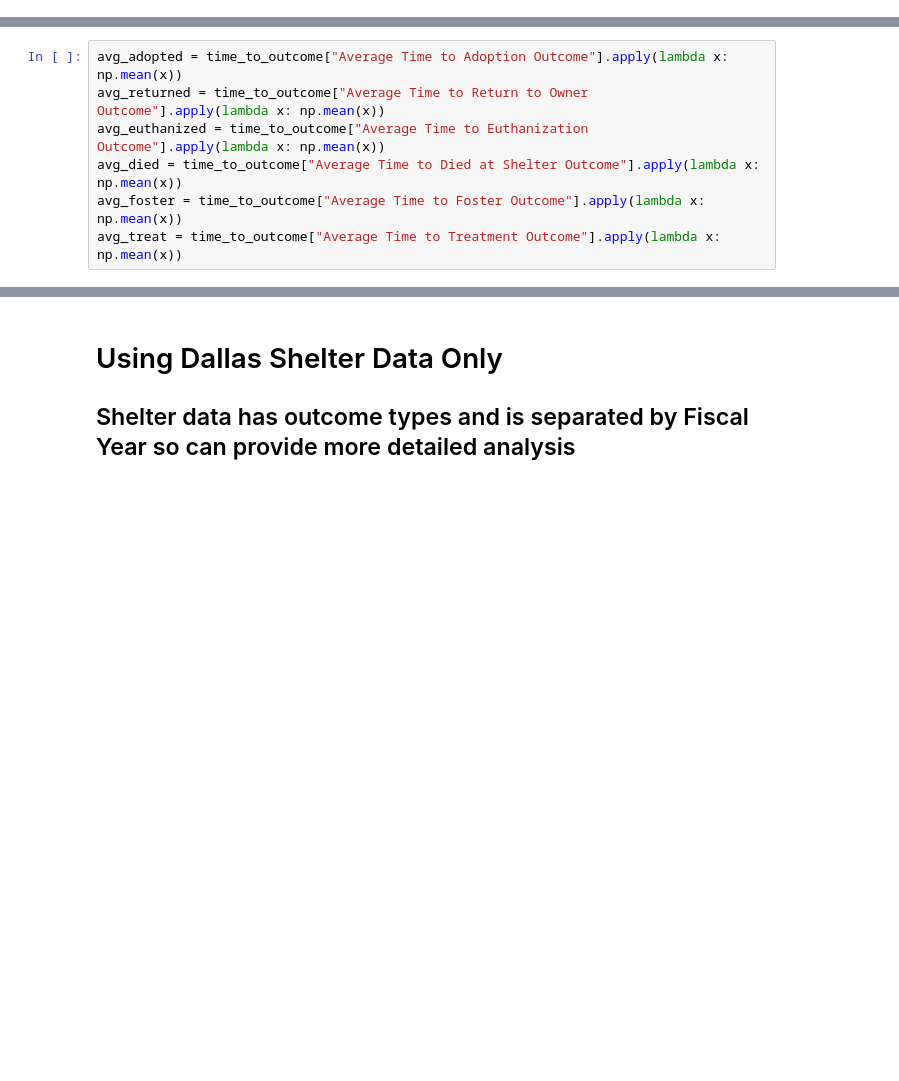
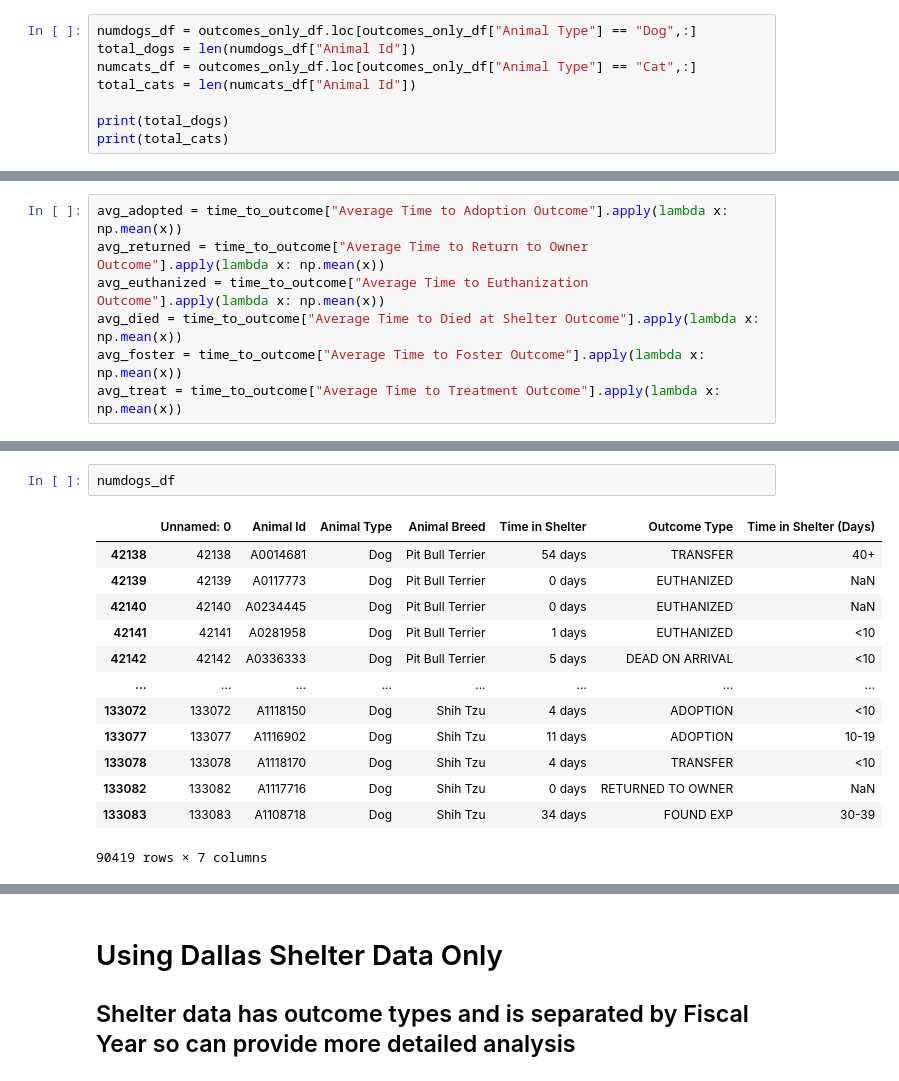
Before and after one commit to jconcha56429/Project1, a Jupyter notebook: TimeAnalysis.ipynb, the cells around one changed output, grey strips where cells are left out. Cells and saved outputs as stored; diff of their text form; blank space fills up the shorter version.

Commit message:
updated time analysis

```diff
--- a/TimeAnalysis.ipynb
+++ b/TimeAnalysis.ipynb
@@ -226,3 +224,11 @@ outcomes_only_df
 | 133082 | 133082 | A1117716 | Dog | Shih Tzu | 0 days | RETURNED TO OWNER | NaN |
 | 133083 | 133083 | A1108718 | Dog | Shih Tzu | 34 days | FOUND EXP | 30-39 |
 129418 rows × 7 columns
+# %%
+numdogs_df = outcomes_only_df.loc[outcomes_only_df["Animal Type"] == "Dog",:]
+total_dogs = len(numdogs_df["Animal Id"])
+numcats_df = outcomes_only_df.loc[outcomes_only_df["Animal Type"] == "Cat",:]
+total_cats = len(numcats_df["Animal Id"])
+
+print(total_dogs)
+print(total_cats)
@@ -580,0 +605,16 @@ avg_treat = time_to_outcome["Average Time to Treatment Outcome"].apply(lambda x:
+# %%
+numdogs_df
+# %% [output]
+|  | Unnamed: 0 | Animal Id | Animal Type | Animal Breed | Time in Shelter | Outcome Type | Time in Shelter (Days) |
+| 42138 | 42138 | A0014681 | Dog | Pit Bull Terrier | 54 days | TRANSFER | 40+ |
+| 42139 | 42139 | A0117773 | Dog | Pit Bull Terrier | 0 days | EUTHANIZED | NaN |
+| 42140 | 42140 | A0234445 | Dog | Pit Bull Terrier | 0 days | EUTHANIZED | NaN |
+| 42141 | 42141 | A0281958 | Dog | Pit Bull Terrier | 1 days | EUTHANIZED | <10 |
+| 42142 | 42142 | A0336333 | Dog | Pit Bull Terrier | 5 days | DEAD ON ARRIVAL | <10 |
+| ... | ... | ... | ... | ... | ... | ... | ... |
+| 133072 | 133072 | A1118150 | Dog | Shih Tzu | 4 days | ADOPTION | <10 |
+| 133077 | 133077 | A1116902 | Dog | Shih Tzu | 11 days | ADOPTION | 10-19 |
+| 133078 | 133078 | A1118170 | Dog | Shih Tzu | 4 days | TRANSFER | <10 |
+| 133082 | 133082 | A1117716 | Dog | Shih Tzu | 0 days | RETURNED TO OWNER | NaN |
+| 133083 | 133083 | A1108718 | Dog | Shih Tzu | 34 days | FOUND EXP | 30-39 |
+90419 rows × 7 columns
```
Also changed, not shown: parts of 8 cells of this notebook.
